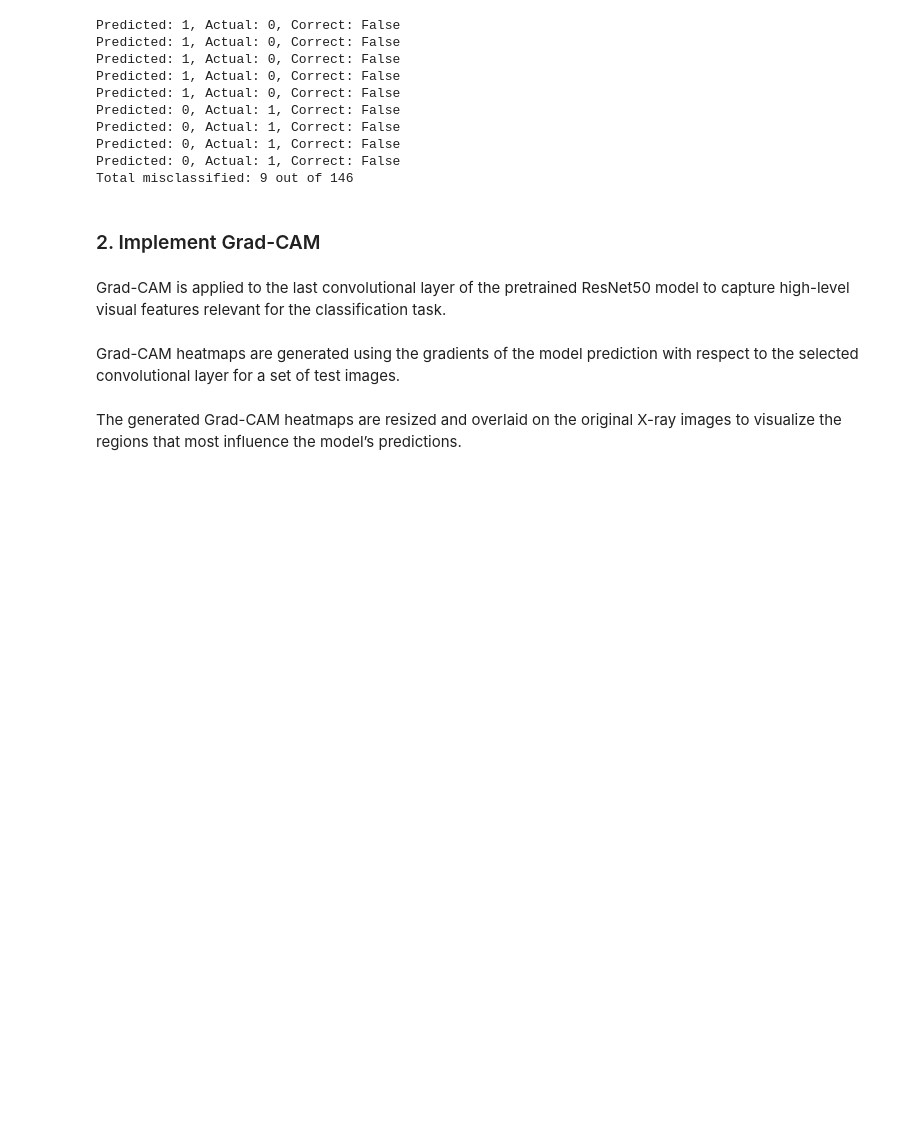
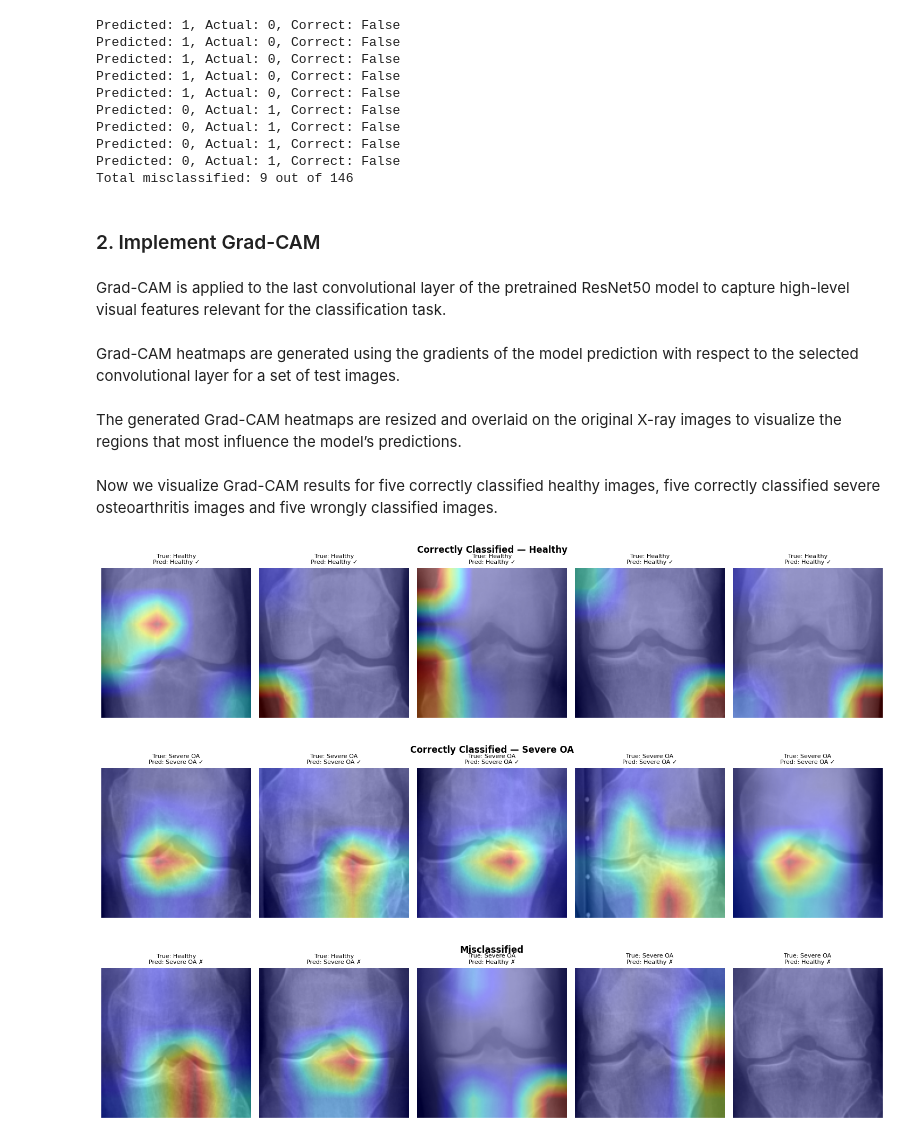
Before and after one commit to tobedebrabander/ai-project-deep-learning, a Jupyter notebook: GradCAM.ipynb, the cells around one changed output. Saved outputs shown, nothing was run; the diff lists cells and outputs as text; code cells hidden in the pictures; blank space fills up the shorter version.

Commit message:
baseline rephrasing + GradCam implementation task 3 + 4

```diff
--- a/GradCAM.ipynb
+++ b/GradCAM.ipynb
@@ -198,0 +202,44 @@ def overlay_heatmap(original_img, heatmap, title="Grad-CAM"):
+# %% [markdown]
+Now we visualize Grad-CAM results for five correctly classified healthy images, five correctly classified severe osteoarthritis images and five wrongly classified images.
+# %%
+N_PER_GROUP = 5
+
+correct_healthy   = [i for i, (p, l) in enumerate(zip(all_preds, all_labels)) if p == l == 0]
+correct_severe    = [i for i, (p, l) in enumerate(zip(all_preds, all_labels)) if p == l == 1]
+misclassified_idx = [i for i, (p, l) in enumerate(zip(all_preds, all_labels)) if p != l]
+
+rng = np.random.default_rng(46)
+
+def sample(lst, n):
+    n = min(n, len(lst))
+    return rng.choice(lst, size=n, replace=False).tolist()
+
+groups = {
+    "Correctly Classified — Healthy":   sample(correct_healthy,   N_PER_GROUP),
+    "Correctly Classified — Severe OA": sample(correct_severe,    N_PER_GROUP),
+    "Misclassified":                    sample(misclassified_idx, N_PER_GROUP),
+}
+
+label_names = {0: "Healthy", 1: "Severe OA"}
+
+for group_title, indices in groups.items():
+    fig, axes = plt.subplots(1, N_PER_GROUP, figsize=(3 * N_PER_GROUP, 3.5))
+    fig.suptitle(group_title, fontsize=12, fontweight="bold")
+
+    for ax, idx in zip(axes, indices):
+        img_tensor = X_test_tensor[idx].unsqueeze(0).to(device)
+        heatmap = generate_heatmap(cam_engine, img_tensor)
+
+        pred, true = all_preds[idx], all_labels[idx]
+        title = f"True: {label_names[true]}\nPred: {label_names[pred]} {'✓' if pred == true else '✗'}"
+
+        overlay_heatmap(X_test[idx], heatmap, ax=ax, title=title)
+
+    plt.tight_layout()
+    plt.savefig(f"gradcam_{group_title[:25].replace(' ', '_').replace('—','').strip()}.png",
+                dpi=150, bbox_inches="tight")
+    plt.show()
+# %% [output]
+[figure, added]
+[figure, added]
+[figure, added]
```
Also changed, not shown: parts of 4 cells of this notebook, 4 other files.
